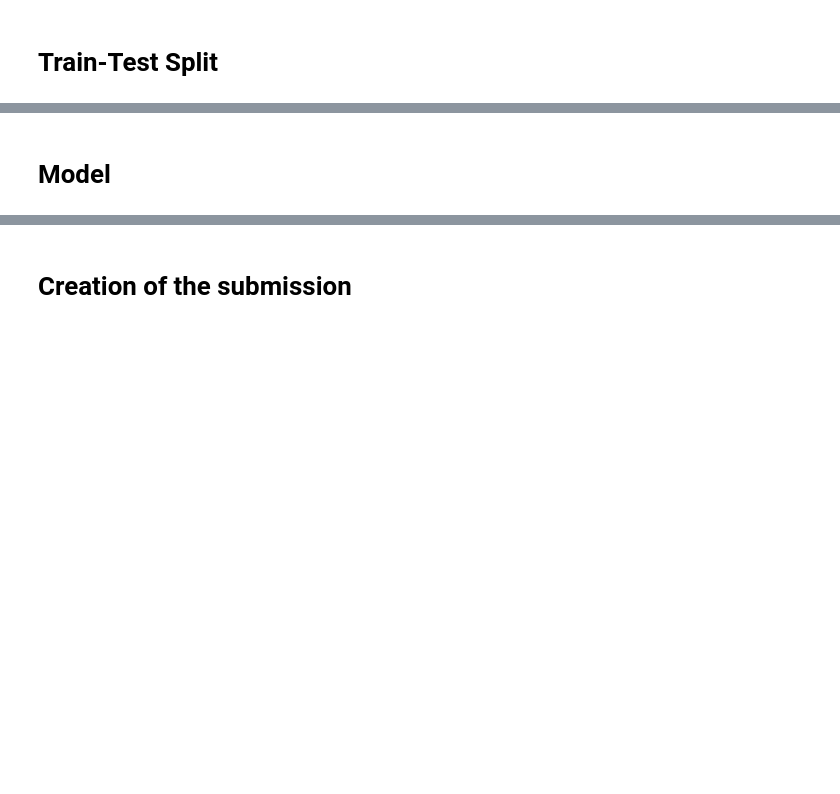
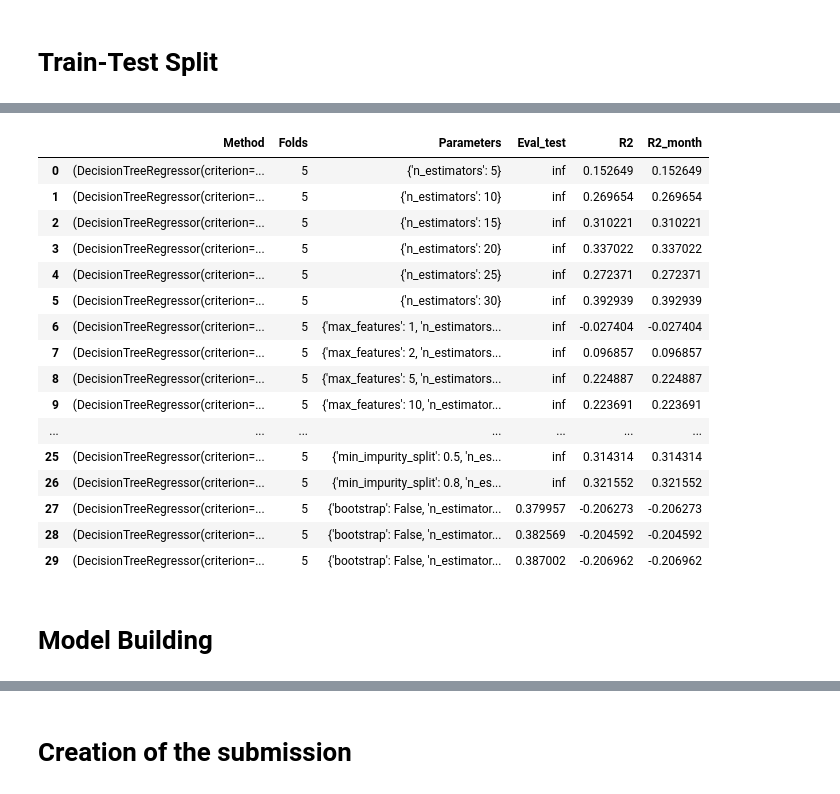
Before and after one commit to giadaconfo/data-mining-challenge, a Jupyter notebook: random_forest_regressor.ipynb, the cells around one changed output, grey strips where cells are left out. Drawn from its saved outputs; the diff is of its cells as text; code cells hidden in the pictures; blank space fills up the shorter version.

Commit message:
random forest modified

```diff
--- a/random_forest_regressor.ipynb
+++ b/random_forest_regressor.ipynb
@@ -15,8 +17,11 @@ df = pd.read_csv('./data/train_imputed.csv')
 # %%
 y = df['NumberOfSales']
 # %%
-X = df.drop(df[['NumberOfSales', 'WindDirDegrees']], axis=1)
+X = df.drop(df[['NumberOfSales','NumberOfCustomers', 'WindDirDegrees']], axis=1)
 # %% [markdown]
 # Train-Test Split
 # %%
 X_train, X_test, y_train, y_test = train_test_split(X, y, test_size=0.2, random_state=42)
+# %%
+X_train = X_train.reset_index(drop =True)
+y_train = y_train.reset_index(drop =True)
@@ -22,0 +30,36 @@ X_train, X_test, y_train, y_test = train_test_split(X, y, test_size=0.2, random_
+# %%
+#parameters
+params_array = [
+    {'n_estimators' : 5},
+    {'n_estimators' : 10},
+    {'n_estimators' : 15},
+    {'n_estimators' : 20},
+    {'n_estimators' : 25},
+    {'n_estimators' : 30},
+    {'n_estimators' : 20,'max_features' : 1},
+    {'n_estimators' : 20,'max_features' : 2},
+    {'n_estimators' : 20,'max_features' : 5},
+    {'n_estimators' : 20,'max_features' : 10},
+    {'n_estimators' : 20,'max_features' : 20},
+    {'n_estimators' : 20,'max_features' : 30},
+    {'n_estimators' : 10,'max_depth':1},
+    {'n_estimators' : 20,'max_depth':1},
+    {'n_estimators' : 30,'max_depth':1},
+    {'n_estimators' : 20,'max_depth':2},
+    {'n_estimators' : 20,'max_depth':5},
+    {'n_estimators' : 20,'max_depth':10},
+    {'n_estimators' : 20,'max_depth':20},
+    {'n_estimators' : 20,'max_depth':30},
+    {'n_estimators' : 20,'max_depth':50},
+    {'n_estimators' : 20,'min_samples_split':0.1},
+    {'n_estimators' : 20,'min_samples_split':0.25},
+    {'n_estimators' : 20,'min_samples_split':0.50},
+    {'n_estimators' : 20,'min_impurity_split':0.20},
+    {'n_estimators' : 20,'min_impurity_split':0.50},
+    {'n_estimators' : 20,'min_impurity_split':0.80},
+    {'n_estimators' : 15,'bootstrap':False},
+    {'n_estimators' : 20,'bootstrap':False},
+    {'n_estimators' : 25,'bootstrap':False},
+]
+# %%
+results = my_grid_search_cv(RandomForestRegressor(), params_array, X_train, y_train, n_folds=5)
@@ -22,0 +84,20 @@ X_train, X_test, y_train, y_test = train_test_split(X, y, test_size=0.2, random_
+# %%
+results
+# %% [output]
+|  | Method | Folds | Parameters | Eval_test | R2 | R2_month |
+| 0 | (DecisionTreeRegressor(criterion=... | 5 | {'n_estimators': 5} | inf | 0.152649 | 0.152649 |
+| 1 | (DecisionTreeRegressor(criterion=... | 5 | {'n_estimators': 10} | inf | 0.269654 | 0.269654 |
+| 2 | (DecisionTreeRegressor(criterion=... | 5 | {'n_estimators': 15} | inf | 0.310221 | 0.310221 |
+| 3 | (DecisionTreeRegressor(criterion=... | 5 | {'n_estimators': 20} | inf | 0.337022 | 0.337022 |
+| 4 | (DecisionTreeRegressor(criterion=... | 5 | {'n_estimators': 25} | inf | 0.272371 | 0.272371 |
+| 5 | (DecisionTreeRegressor(criterion=... | 5 | {'n_estimators': 30} | inf | 0.392939 | 0.392939 |
+| 6 | (DecisionTreeRegressor(criterion=... | 5 | {'max_features': 1, 'n_estimators... | inf | -0.027404 | -0.027404 |
+| 7 | (DecisionTreeRegressor(criterion=... | 5 | {'max_features': 2, 'n_estimators... | inf | 0.096857 | 0.096857 |
+| 8 | (DecisionTreeRegressor(criterion=... | 5 | {'max_features': 5, 'n_estimators... | inf | 0.224887 | 0.224887 |
+| 9 | (DecisionTreeRegressor(criterion=... | 5 | {'max_features': 10, 'n_estimator... | inf | 0.223691 | 0.223691 |
+| ... | ... | ... | ... | ... | ... | ... |
+| 25 | (DecisionTreeRegressor(criterion=... | 5 | {'min_impurity_split': 0.5, 'n_es... | inf | 0.314314 | 0.314314 |
+| 26 | (DecisionTreeRegressor(criterion=... | 5 | {'min_impurity_split': 0.8, 'n_es... | inf | 0.321552 | 0.321552 |
+| 27 | (DecisionTreeRegressor(criterion=... | 5 | {'bootstrap': False, 'n_estimator... | 0.379957 | -0.206273 | -0.206273 |
+| 28 | (DecisionTreeRegressor(criterion=... | 5 | {'bootstrap': False, 'n_estimator... | 0.382569 | -0.204592 | -0.204592 |
+| 29 | (DecisionTreeRegressor(criterion=... | 5 | {'bootstrap': False, 'n_estimator... | 0.387002 | -0.206962 | -0.206962 |
@@ -23,2 +106,2 @@ X_train, X_test, y_train, y_test = train_test_split(X, y, test_size=0.2, random_
 # %% [markdown]
-# Model
+# Model Building
```
Also changed, not shown: parts of 19 cells of this notebook, 2 other files.
